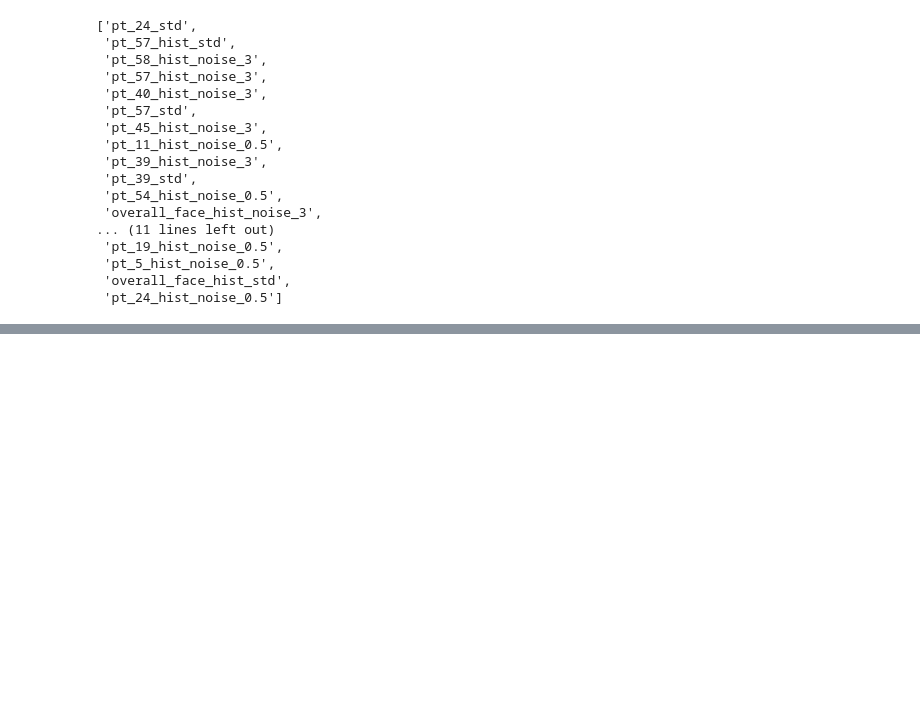
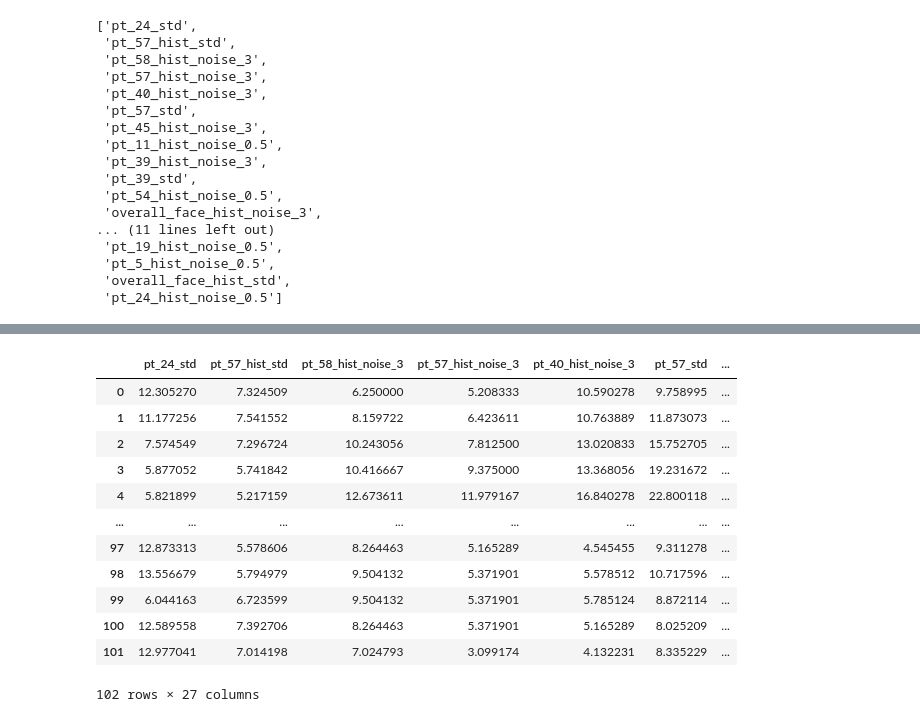
Before and after one commit to Trickster2038/BmstuDeepFake, a Jupyter notebook: notebook3.ipynb, the cells around one changed output, grey strips where cells are left out. Cells and saved outputs as stored; diff of their text form; code cells hidden in the pictures; blank space fills up the shorter version.

```diff
--- a/notebook3.ipynb
+++ b/notebook3.ipynb
@@ -190,0 +228,16 @@ class "fakes"       0.91      1.00      0.95        42
+# %%
+X_test
+# %% [output]
+|  | pt_24_std | pt_57_hist_std | pt_58_hist_noise_3 | pt_57_hist_noise_3 | pt_40_hist_noise_3 | pt_57_std | ... |
+| 0 | 12.305270 | 7.324509 | 6.250000 | 5.208333 | 10.590278 | 9.758995 | ... |
+| 1 | 11.177256 | 7.541552 | 8.159722 | 6.423611 | 10.763889 | 11.873073 | ... |
+| 2 | 7.574549 | 7.296724 | 10.243056 | 7.812500 | 13.020833 | 15.752705 | ... |
+| 3 | 5.877052 | 5.741842 | 10.416667 | 9.375000 | 13.368056 | 19.231672 | ... |
+| 4 | 5.821899 | 5.217159 | 12.673611 | 11.979167 | 16.840278 | 22.800118 | ... |
+| ... | ... | ... | ... | ... | ... | ... | ... |
+| 97 | 12.873313 | 5.578606 | 8.264463 | 5.165289 | 4.545455 | 9.311278 | ... |
+| 98 | 13.556679 | 5.794979 | 9.504132 | 5.371901 | 5.578512 | 10.717596 | ... |
+| 99 | 6.044163 | 6.723599 | 9.504132 | 5.371901 | 5.785124 | 8.872114 | ... |
+| 100 | 12.589558 | 7.392706 | 8.264463 | 5.371901 | 5.165289 | 8.025209 | ... |
+| 101 | 12.977041 | 7.014198 | 7.024793 | 3.099174 | 4.132231 | 8.335229 | ... |
+102 rows × 27 columns
```
Also changed, not shown: parts of 15 cells of this notebook, 2 other files.
